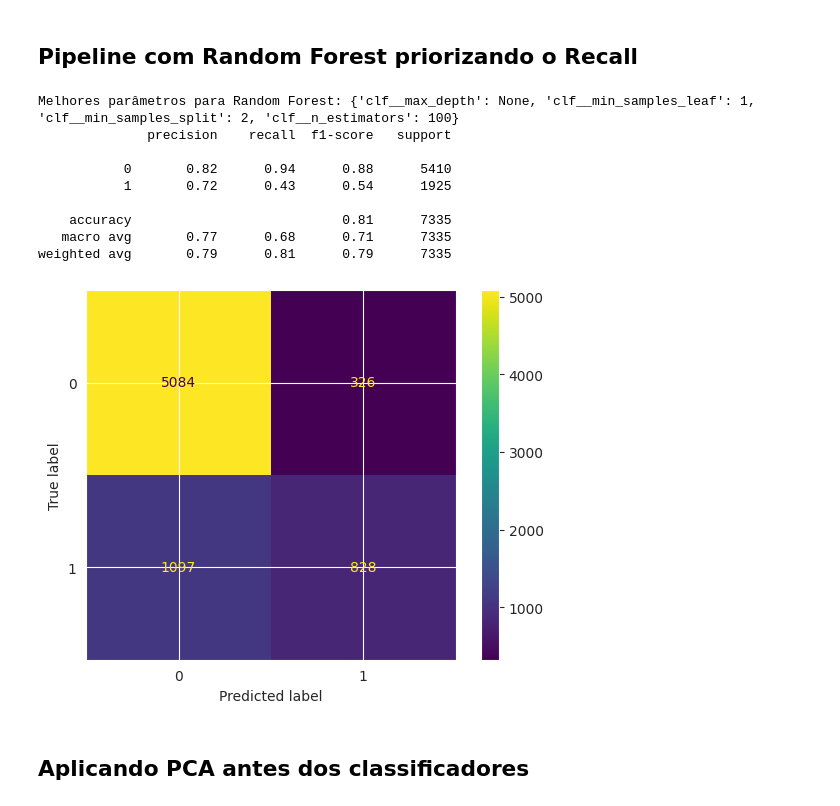
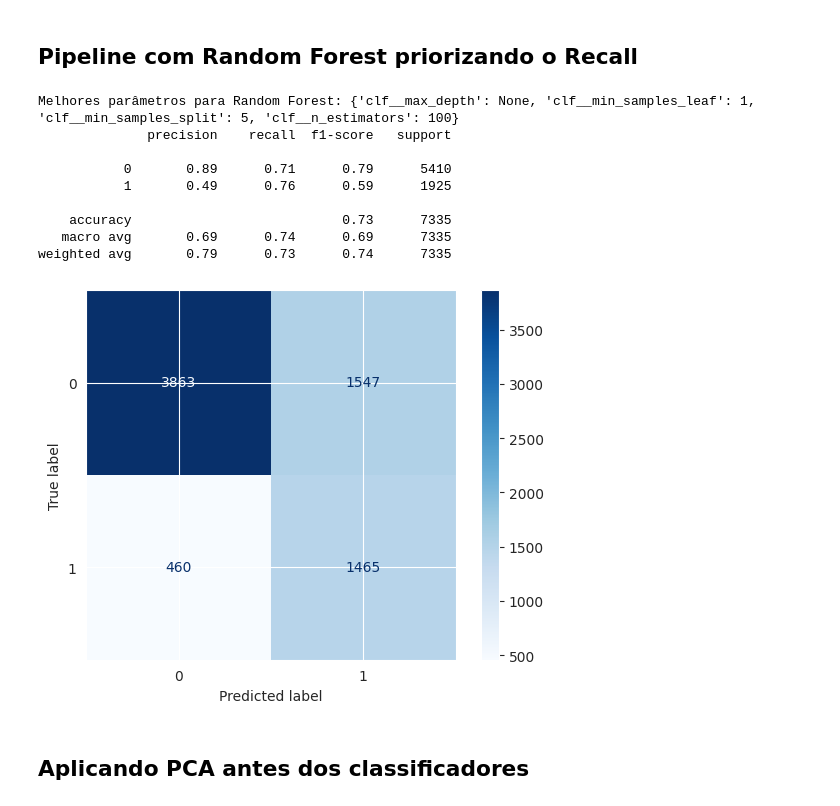
Before and after one commit to tiagoriosrocha/projeto-ml, a Jupyter notebook: 4_decisiontree_randomforest_pca_pipeline.ipynb, the cells around one changed output. Drawn from its saved outputs; the diff is of its cells as text; code cells hidden in the pictures.

```diff
--- a/4_decisiontree_randomforest_pca_pipeline.ipynb
+++ b/4_decisiontree_randomforest_pca_pipeline.ipynb
@@ -40,6 +41,7 @@ X_train, X_test, y_train, y_test = train_test_split(
 # %%
 # Pipeline com Decision Tree e busca por hiperparâmetros que maximizem o recall
 dt_pipeline = Pipeline([
+    ('undersampler', RandomUnderSampler(sampling_strategy='auto', random_state=SEED)),
     ('scaler', StandardScaler()),
     ('clf', DecisionTreeClassifier(random_state=SEED))
 ])
@@ -47,7 +49,7 @@ dt_pipeline = Pipeline([
 # Definindo a grade de parâmetros para busca
 dt_param_grid = {
     'clf__criterion': ['gini', 'entropy'],
-    'clf__max_depth': [3, 5, 10, None],
+    'clf__max_depth': [3, 5, 10, 15, 20, None],
     'clf__min_samples_split': [2, 5, 10],
     'clf__min_samples_leaf': [1, 2, 4]
 }
@@ -59,6 +61,6 @@ dt_grid.fit(X_train, y_train)
 print("Melhores parâmetros para Decision Tree:", dt_grid.best_params_)
 y_pred = dt_grid.predict(X_test)
 print(classification_report(y_test, y_pred))
-ConfusionMatrixDisplay.from_predictions(y_test, y_pred)
+ConfusionMatrixDisplay.from_predictions(y_test, y_pred, cmap="Blues")
 plt.show()
 # %% [output]
@@ -77,38 +79,39 @@ weighted avg       0.74      0.74      0.74      7335
 # %%
 # Pipeline com Random Forest
 rf_pipeline = Pipeline([
+    ('undersampler', RandomUnderSampler(sampling_strategy='auto', random_state=SEED)),
     ('scaler', StandardScaler()),
     ('clf', RandomForestClassifier(random_state=42))
 ])
 
 # Grade de parâmetros para Random Forest
 rf_param_grid = {
     'clf__n_estimators': [50, 100],
-    'clf__max_depth': [None, 10, 20],
+    'clf__max_depth': [None, 5, 10, 15, 20],
     'clf__min_samples_split': [2, 5],
     'clf__min_samples_leaf': [1, 2]
 }
 
 rf_grid = GridSearchCV(rf_pipeline, rf_param_grid, scoring='recall', cv=5, n_jobs=-1)
 rf_grid.fit(X_train, y_train)
 
 # Avaliação
 print("Melhores parâmetros para Random Forest:", rf_grid.best_params_)
 y_pred_rf = rf_grid.predict(X_test)
 print(classification_report(y_test, y_pred_rf))
-ConfusionMatrixDisplay.from_predictions(y_test, y_pred_rf)
+ConfusionMatrixDisplay.from_predictions(y_test, y_pred_rf, cmap="Blues")
 plt.show()
 # %% [output]
-Melhores parâmetros para Random Forest: {'clf__max_depth': None, 'clf__min_samples_leaf': 1, 'clf__min_samples_split': 2, 'clf__n_estimators': 100}
+Melhores parâmetros para Random Forest: {'clf__max_depth': None, 'clf__min_samples_leaf': 1, 'clf__min_samples_split': 5, 'clf__n_estimators': 100}
               precision    recall  f1-score   support
 
-           0       0.82      0.94      0.88      5410
-           1       0.72      0.43      0.54      1925
+           0       0.89      0.71      0.79      5410
+           1       0.49      0.76      0.59      1925
 
-    accuracy                           0.81      7335
-   macro avg       0.77      0.68      0.71      7335
-weighted avg       0.79      0.81      0.79      7335
+    accuracy                           0.73      7335
+   macro avg       0.69      0.74      0.69      7335
+weighted avg       0.79      0.73      0.74      7335
-[figure, old version]
+[figure, new version]
 # %% [markdown]
 ## Aplicando PCA antes dos classificadores
 # %%
```
Also changed, not shown: parts of 5 cells of this notebook, 1 other file.
